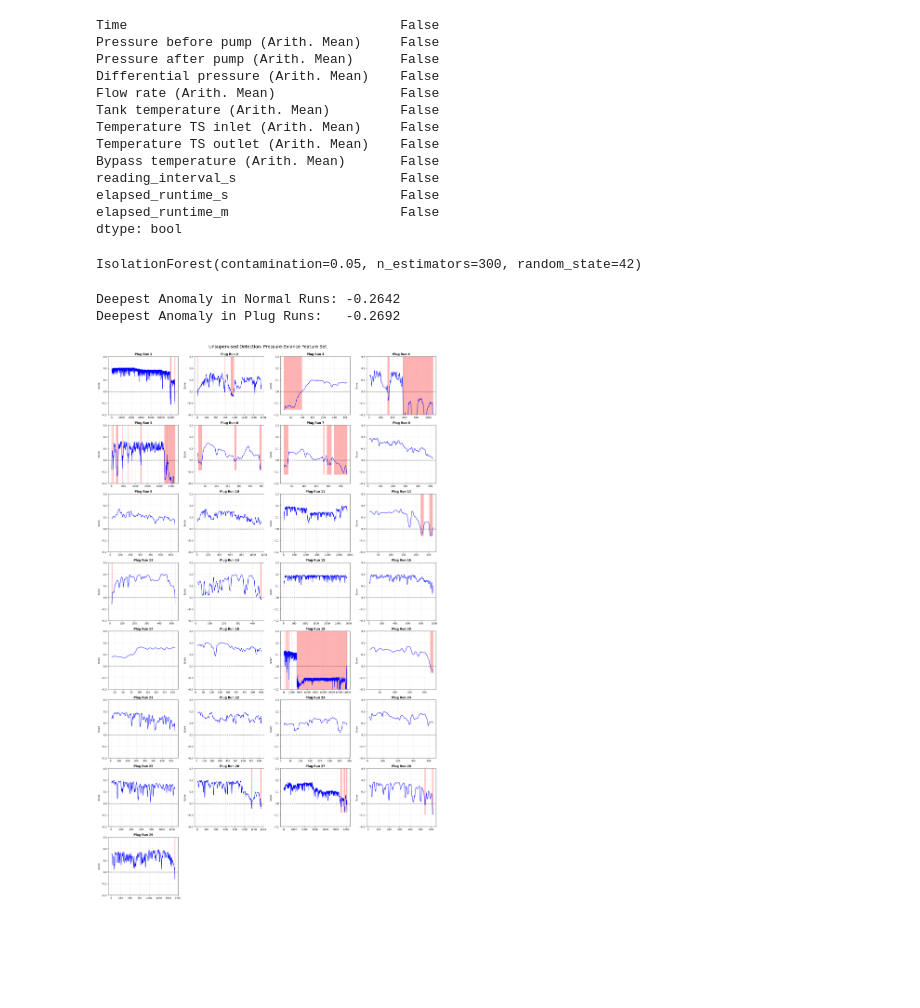
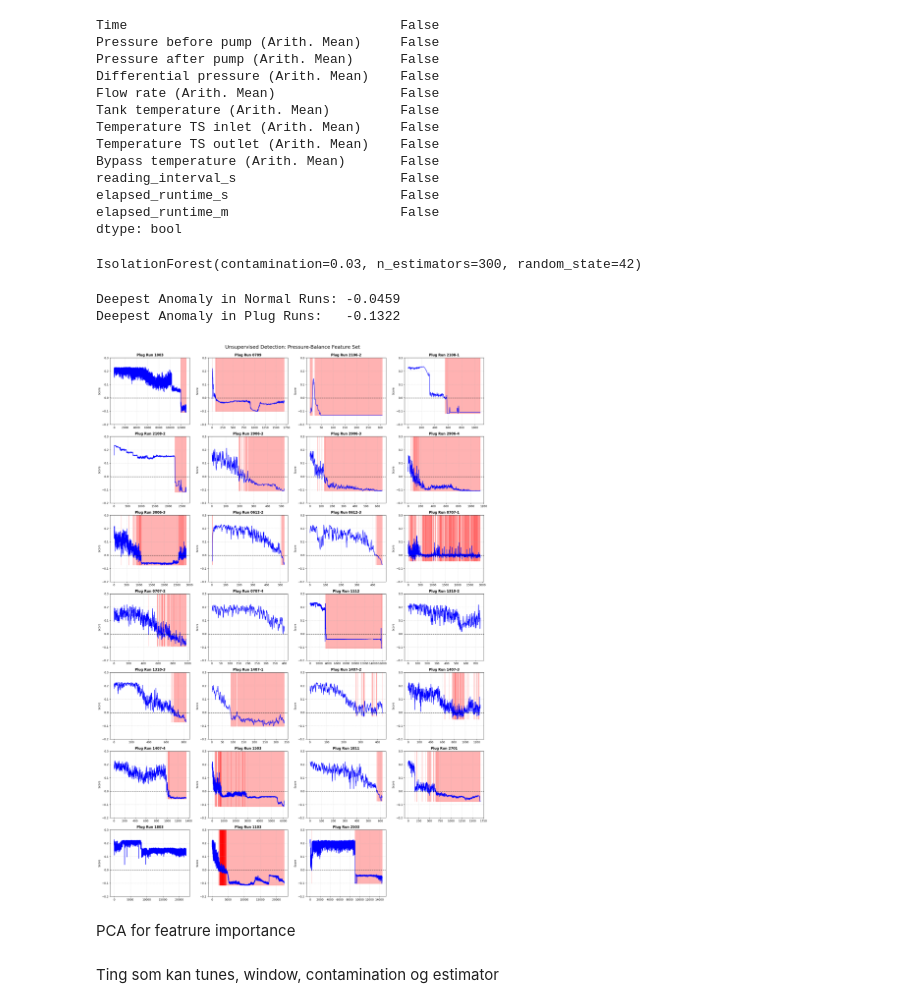
Before and after one commit to Sanderconn/Master-ML-plug, a Jupyter notebook: notebooks/unsupervised_labeling.ipynb, the cells around one changed output. Cells and saved outputs as stored; diff of their text form; code cells hidden in the pictures; blank space fills up the shorter version.

```diff
--- a/notebooks/unsupervised_labeling.ipynb
+++ b/notebooks/unsupervised_labeling.ipynb
@@ -199 +210,15 @@ standardized_p_dfs = [standardize_time_and_resample(df) for df in ordered_p_dfs]
+# %%
+standardized_p_dfs = []
+standardized_n_dfs = []
+standardized_p_names = []
+standardized_n_names = []
+for i, df in enumerate(full_standardized_p_dfs):
+    if len(df) > 300:
+        standardized_p_dfs.append(df)
+        standardized_p_names.append(p_names[i])
+
+for i, df in enumerate(full_standardized_n_dfs):
+    if len(df) > 300:
+        standardized_n_dfs.append(df)
+        standardized_n_names.append(no_p_names[i])
 # %%
@@ -239,55 +252,44 @@ X_train_scaled = scaler.fit_transform(X_train_raw)
 # %%
 model = IsolationForest(
     n_estimators=300,
-    contamination=0.05, # Higher value = stricter detection
-    max_samples='auto',
+    contamination=0.03,
     random_state=42
 )
 model.fit(X_train_scaled)
 # %% [output]
-IsolationForest(contamination=0.05, n_estimators=300, random_state=42)
+IsolationForest(contamination=0.03, n_estimators=300, random_state=42)
 # %%
-# 3. Extract features from PLUG data
 _, plug_processed = extract_features(standardized_p_dfs)
 
-# 4. Score every file
 scored_plug_dfs = []
-features_list = ['rel_dp_change', 'p_balance_trend', 'volatility', 'dp_slope']
+features_list = ['rel_p_ts_dp_change', 'rel_ts_dp_change', 'rel_tot_dp_change']
 
 for df in plug_processed:
     temp = df.copy()
     X_test = scaler.transform(temp[features_list])
 
-    # decision_function: Positive = Normal, Negative = Anomaly
     temp['anomaly_score'] = model.decision_function(X_test)
 
-    # Smooth the score to avoid 'flickering' alarms
-    temp['smooth_score'] = temp['anomaly_score'].rolling(window=6).mean()
+    temp['smooth_score'] = temp['anomaly_score'].rolling(window=3).mean()
     scored_plug_dfs.append(temp)
 # %%
-# 1. Score the Clean (Normal) Files
 scored_clean_dfs = []
 for df in clean_processed:
     temp = df.copy()
     X_test = scaler.transform(temp[features_list])
     temp['anomaly_score'] = model.decision_function(X_test)
-    temp['smooth_score'] = temp['anomaly_score'].rolling(window=6).mean()
+    temp['smooth_score'] = temp['anomaly_score'].rolling(window=5).mean()
     scored_clean_dfs.append(temp)
 
-# 2. Now calculate the Minima safely
-# We use dropna() because the rolling window creates NaNs at the start
 min_n = min([df['smooth_score'].dropna().min() for df in scored_clean_dfs])
 min_p = min([df['smooth_score'].dropna().min() for df in scored_plug_dfs])
 
 print(f"Deepest Anomaly in Normal Runs: {min_n:.4f}")
 print(f"Deepest Anomaly in Plug Runs:   {min_p:.4f}")
 # %% [output]
-Deepest Anomaly in Normal Runs: -0.2642
-Deepest Anomaly in Plug Runs:   -0.2692
+Deepest Anomaly in Normal Runs: -0.0459
+Deepest Anomaly in Plug Runs:   -0.1322
 # %%
-import matplotlib.pyplot as plt
-import math
-
 # 1. Configuration
 threshold = -0.0025
 cols = 4
@@ -297,32 +299,36 @@ fig, axes = plt.subplots(rows, cols, figsize=(20, 4 * rows))
 axes = axes.flatten()
 
 for i, df in enumerate(scored_plug_dfs):
     ax = axes[i]
 
     # Logic: 1 if anomaly, 0 if normal
     df['is_alert'] = (df['smooth_score'] < threshold).astype(int)
 
     # Plot the smoothed anomaly score
     ax.plot(df.index, df['smooth_score'], color='blue', linewidth=1.5, label='Anomaly Score')
 
     # Highlight the 'Alert' regions in red
     ax.fill_between(df.index, df['smooth_score'].min(), 0.5,
                     where=df['is_alert']==1, color='red', alpha=0.3)
 
     # Threshold Line
     ax.axhline(y=threshold, color='black', linestyle='--', alpha=0.6)
 
-    ax.set_title(f"Plug Run {i+1}", fontweight='bold')
+    ax.set_title(f"Plug Run {standardized_p_names[i]}", fontweight='bold')
     ax.set_ylabel("Score")
     ax.set_ylim([-0.2, 0.3])
     ax.grid(True, linestyle=':', alpha=0.7)
 
 # Cleanup unused axes
 for j in range(i + 1, len(axes)):
     axes[j].axis('off')
 
 plt.tight_layout()
 plt.suptitle(f"Unsupervised Detection: Pressure-Balance Feature Set", fontsize=18, y=1.01)
 plt.show()
 # %% [output]
-[figure, old version]
+[figure, new version]
+# %% [markdown]
+PCA for featrure importance
+# %% [markdown]
+Ting som kan tunes, window, contamination og estimator
```
Also changed, not shown: parts of 5 cells of this notebook, 1 other file.
